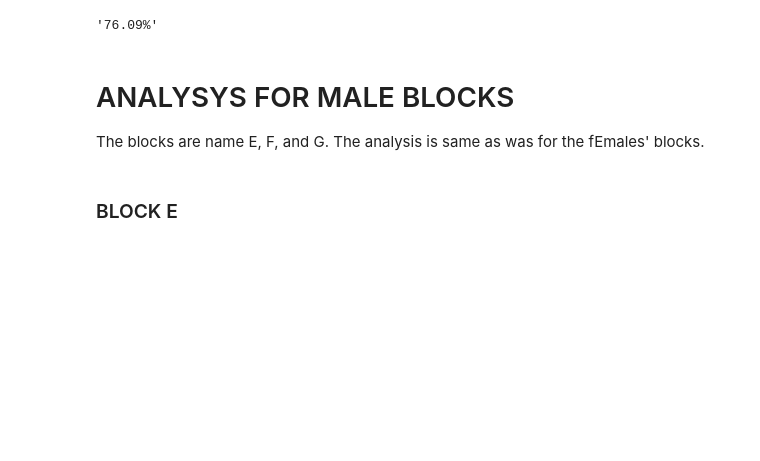
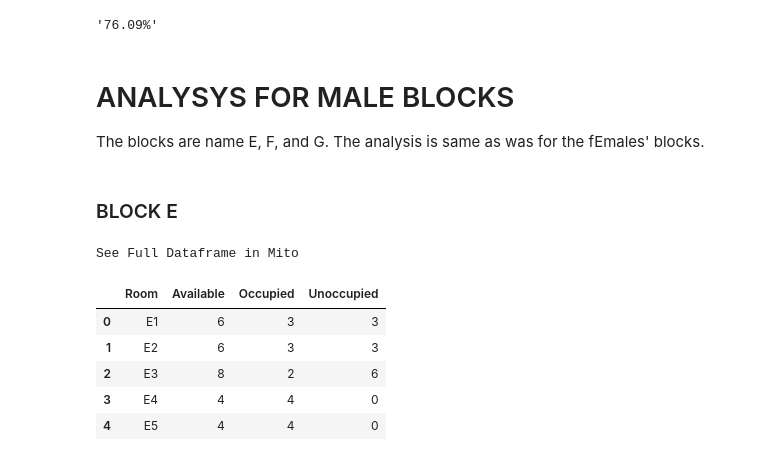
Before and after one commit to Melchizedeke/Data-Visualization-01, a Jupyter notebook: codes.ipynb, the cells around one changed output. Drawn from its saved outputs; the diff is of its cells as text; code cells hidden in the pictures; blank space fills up the shorter version.

Commit message:
Converted the dictionary into a dataframe

```diff
--- a/codes.ipynb
+++ b/codes.ipynb
@@ -254,3 +254,17 @@ block_E = {'Room': ['E1', 'E2', 'E3', 'E4', 'E5', 'E6', 'E7', 'E8', 'E9', 'E10',
         'Available': [6, 6, 8, 4, 4, 4, 8, 1, 2, 2, 1],
         'Occupied': [3, 3, 2, 4, 4, 4, 0, 1, 2, 0, 1],
         'Unoccupied':[3, 3, 6, 0, 0, 0, 8, 0, 0, 2, 0]}
+# %%
+# Convert the dictionary to Dataframe
+df_E = pd.DataFrame(block_E)
+# %%
+# Viewing the top five rows of the dataframe
+df_E.head()
+# %% [output]
+See Full Dataframe in Mito
+|  | Room | Available | Occupied | Unoccupied |
+| 0 | E1 | 6 | 3 | 3 |
+| 1 | E2 | 6 | 3 | 3 |
+| 2 | E3 | 8 | 2 | 6 |
+| 3 | E4 | 4 | 4 | 0 |
+| 4 | E5 | 4 | 4 | 0 |
```
Also changed, not shown: parts of 1 cell of this notebook.
